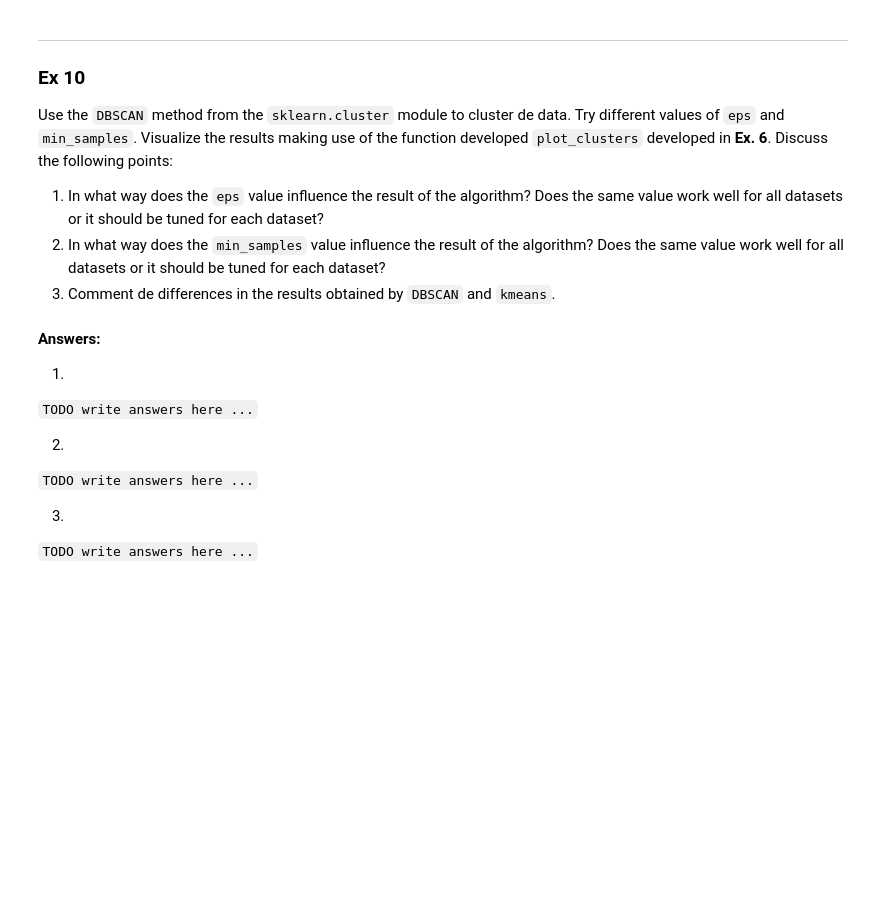
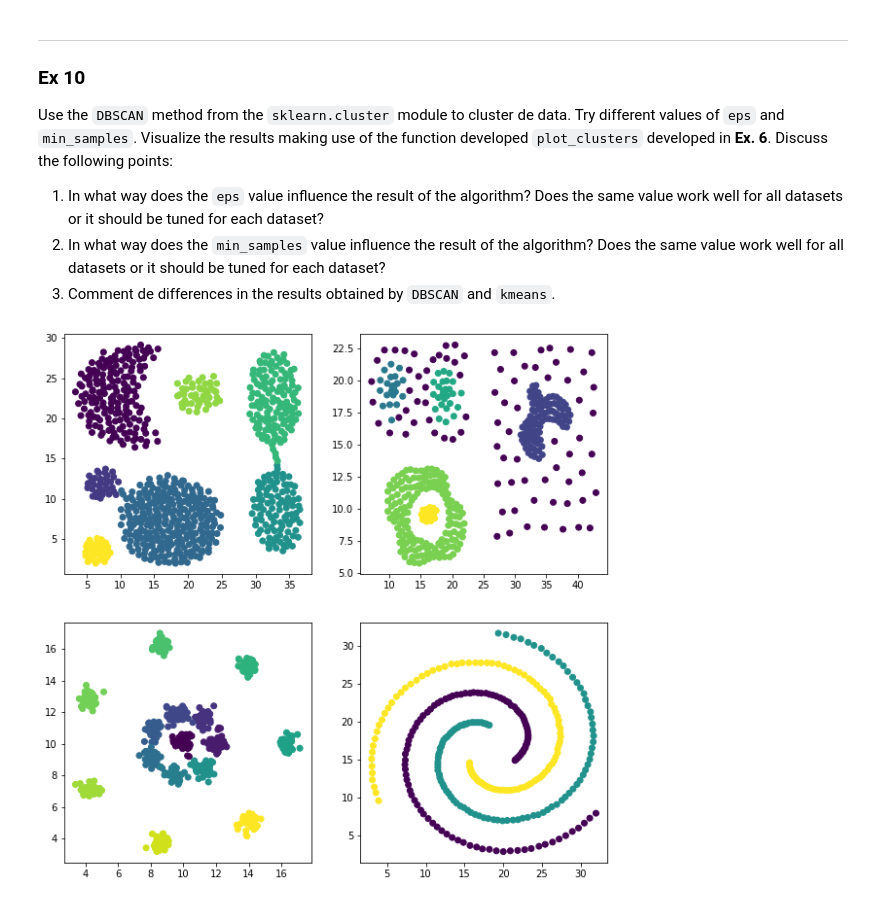
Before and after one commit to Rakarst/MachineLearning, a Jupyter notebook: TP1b/TP1b.ipynb, the cells around one changed output. Cells and saved outputs as stored; diff of their text form; code cells hidden in the pictures; blank space fills up the shorter version.

```diff
--- a/TP1b/TP1b.ipynb
+++ b/TP1b/TP1b.ipynb
@@ -338,12 +335,0 @@ Use the `DBSCAN` method from the `sklearn.cluster` module to cluster de data. Tr
-# %% [markdown]
-
-**Answers:**
-
-1.
-`TODO write answers here ...`
-
-2.
-`TODO write answers here ...`
-
-3.
-`TODO write answers here ...`
@@ -349,0 +338,13 @@ Use the `DBSCAN` method from the `sklearn.cluster` module to cluster de data. Tr
+# %%
+parameters = [(2, 10),(1.5, 10),(0.8, 10),(2.5, 5)]
+# %%
+fig, axes = plt.subplots(2,2, figsize=[10,10])
+axs = axes.flatten()
+
+for ds in range(len(datasets)):
+    current_dataset = datasets[ds]
+    param = parameters[ds]
+    model = DBSCAN(eps=param[0], min_samples=param[1]).fit(current_dataset)
+    axs[ds].scatter(current_dataset.iloc[:,0],current_dataset.iloc[:,1], c=model.labels_)
+# %% [output]
+[figure, added]
```
Also changed, not shown: parts of 7 cells of this notebook.
